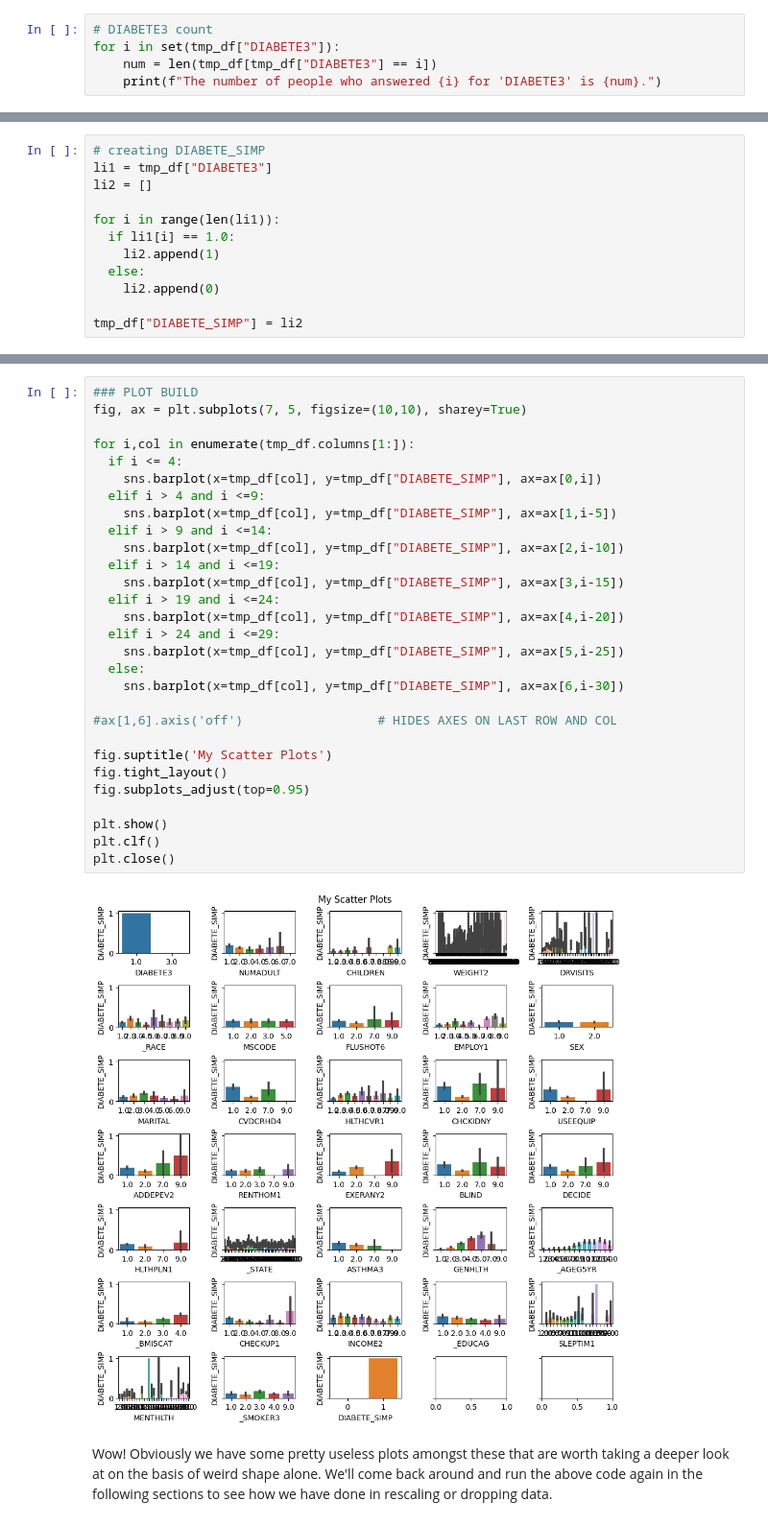
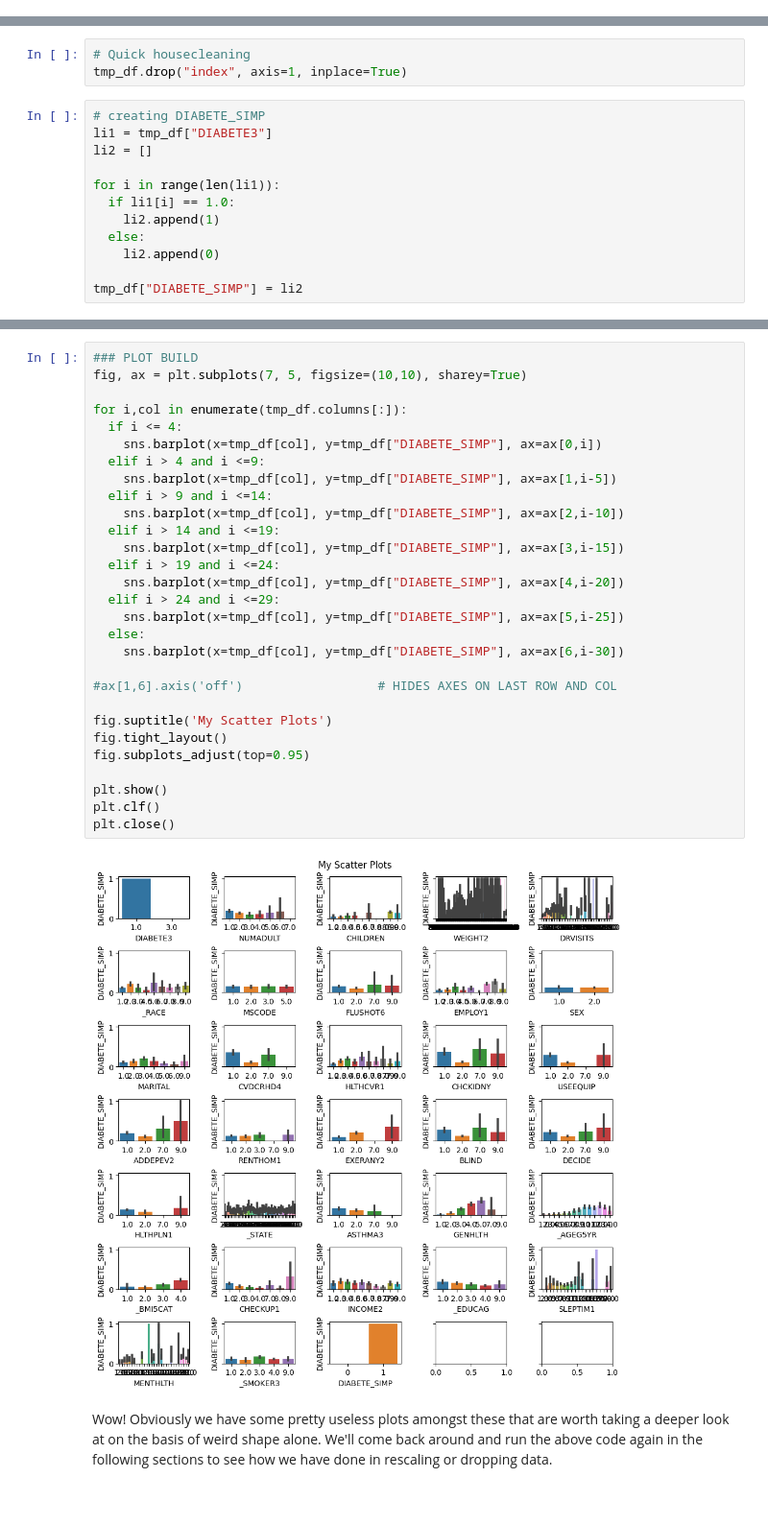
Before and after one commit to Chachi36/Diabetes-Factors-Demo-Notebook, a Jupyter notebook: Diabetes_Risk_Notebook.ipynb, the cells around one changed output, grey strips where cells are left out. Shown at 96% size. Drawn from its saved outputs; the diff is of its cells as text.

```diff
--- a/Diabetes_Risk_Notebook.ipynb
+++ b/Diabetes_Risk_Notebook.ipynb
@@ -139,8 +128,3 @@ max      99.000000     9.000000    99.000000    99.000000     9.000000
 # %%
 # Make a temporary DataFrame to manipulate
 tmp_df = pd.read_csv("drive/My Drive/Diabetes Risk Factors/complete_diabetes_data.csv")
-# %%
-# DIABETE3 count
-for i in set(tmp_df["DIABETE3"]):
-    num = len(tmp_df[tmp_df["DIABETE3"] == i])
-    print(f"The number of people who answered {i} for 'DIABETE3' is {num}.")
@@ -358,6 +346,9 @@ print("After dropping:", len(tmp_df))
 # %% [output]
 Before dropping: 4993
 After dropping: 4878
+# %%
+# Quick housecleaning
+tmp_df.drop("index", axis=1, inplace=True)
 # %%
 # creating DIABETE_SIMP
 li1 = tmp_df["DIABETE3"]
@@ -375,33 +366,33 @@ tmp_df["DIABETE_SIMP"] = li2
 # %%
 ### PLOT BUILD
 fig, ax = plt.subplots(7, 5, figsize=(10,10), sharey=True)
 
-for i,col in enumerate(tmp_df.columns[1:]):
+for i,col in enumerate(tmp_df.columns[:]):
   if i <= 4:
     sns.barplot(x=tmp_df[col], y=tmp_df["DIABETE_SIMP"], ax=ax[0,i])
   elif i > 4 and i <=9:
     sns.barplot(x=tmp_df[col], y=tmp_df["DIABETE_SIMP"], ax=ax[1,i-5])
   elif i > 9 and i <=14:
     sns.barplot(x=tmp_df[col], y=tmp_df["DIABETE_SIMP"], ax=ax[2,i-10])
   elif i > 14 and i <=19:
     sns.barplot(x=tmp_df[col], y=tmp_df["DIABETE_SIMP"], ax=ax[3,i-15])
   elif i > 19 and i <=24:
     sns.barplot(x=tmp_df[col], y=tmp_df["DIABETE_SIMP"], ax=ax[4,i-20])
   elif i > 24 and i <=29:
     sns.barplot(x=tmp_df[col], y=tmp_df["DIABETE_SIMP"], ax=ax[5,i-25])
   else:
     sns.barplot(x=tmp_df[col], y=tmp_df["DIABETE_SIMP"], ax=ax[6,i-30])
 
 #ax[1,6].axis('off')                  # HIDES AXES ON LAST ROW AND COL
 
 fig.suptitle('My Scatter Plots')
 fig.tight_layout()
 fig.subplots_adjust(top=0.95)
 
 plt.show()
 plt.clf()
 plt.close()
 # %% [output]
-[figure, old version]
+[figure, new version]
 # %% [markdown]
 Wow!  Obviously we have some pretty useless plots amongst these that are worth taking a deeper look at on the basis of weird shape alone.  We'll come back around and run the above code again in the following sections to see how we have done in rescaling or dropping data.
```
Also changed, not shown: parts of 124 cells of this notebook.
